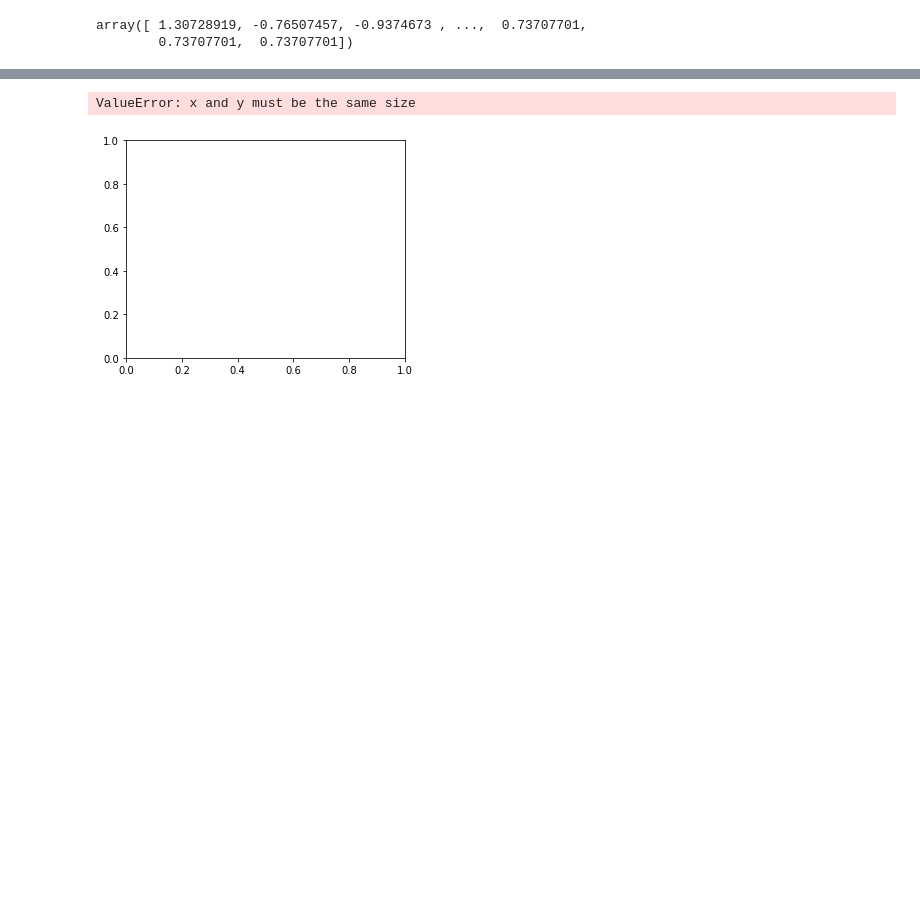
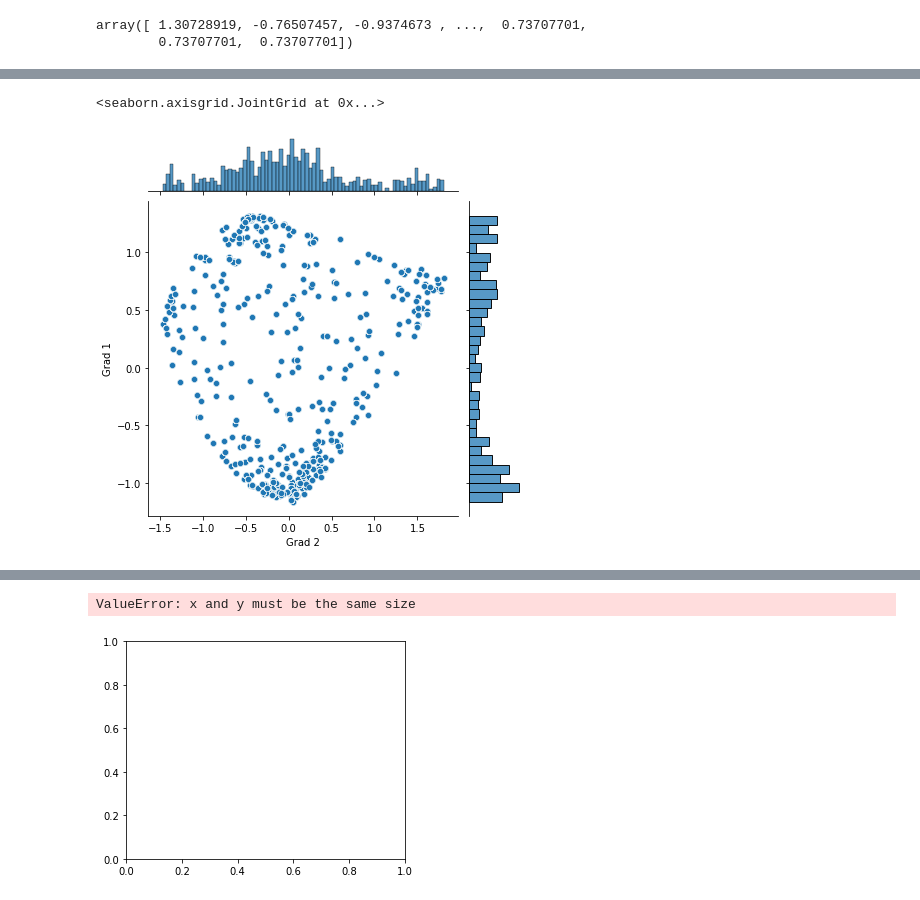
Before and after one commit to victoris93/depression-gradients-biomarkers, a Jupyter notebook: rus_depression.ipynb, the cells around one changed output, grey strips where cells are left out. Drawn from its saved outputs; the diff is of its cells as text; code cells hidden in the pictures; blank space fills up the shorter version.

```diff
--- a/rus_depression.ipynb
+++ b/rus_depression.ipynb
@@ -138,3 +168,9 @@ sns.scatterplot(x = grad_control_df["Grad 2"], y = grad_control_df["Grad 1"], hu
+# %%
+import seaborn as sns
+sns.jointplot(data = grad_control_df, x = "Grad 2", y = "Grad 1") #, hue = "Grad 1", palette = "viridis"
+# %% [output]
+<seaborn.axisgrid.JointGrid at 0x...>
+[figure, added]
 # %%
 sns.scatterplot(x = grad_mdd_df["Grad 3"], y = grad_mdd_df["Grad 1"], hue = grad_mdd_df["Grad 1"], palette = "viridis")
 # %% [output]
```
Also changed, not shown: parts of 11 cells of this notebook.
